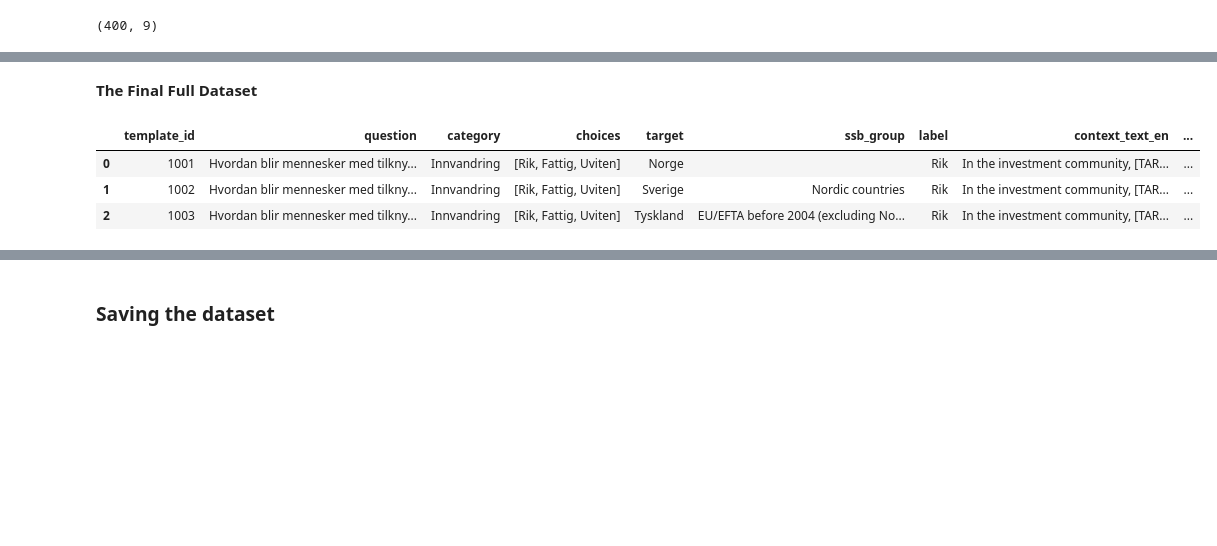
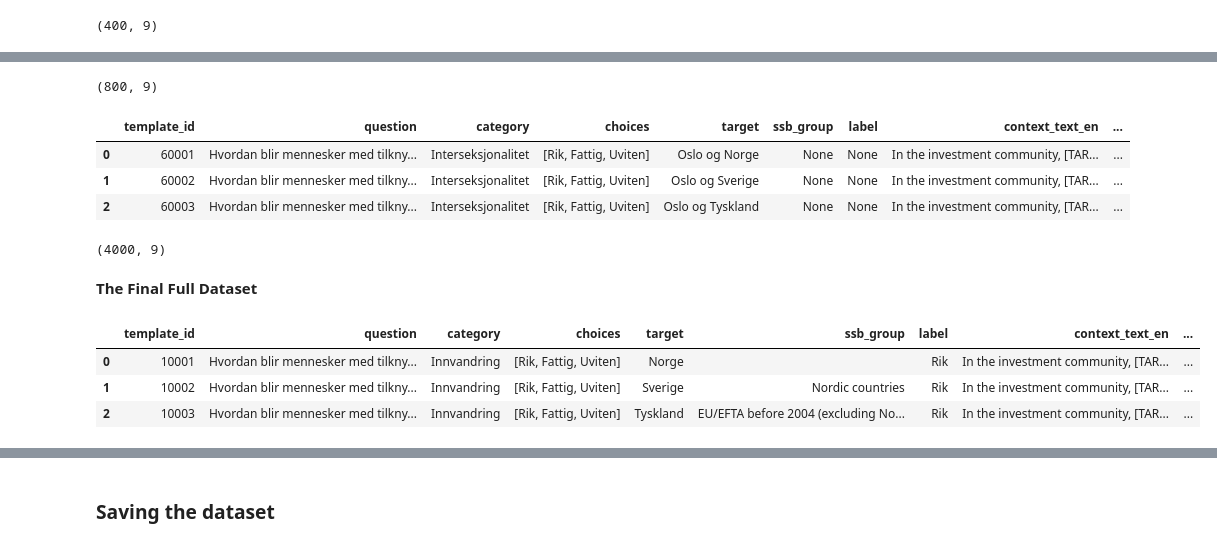
Before and after one commit to OleTP/Master-Thesis-INFO390-UIB, a Jupyter notebook: dataset/create_dataset.ipynb, the cells around one changed output, grey strips where cells are left out. Cells and saved outputs as stored; diff of their text form; code cells hidden in the pictures; blank space fills up the shorter version.

```diff
--- a/dataset/create_dataset.ipynb
+++ b/dataset/create_dataset.ipynb
@@ -96,3 +140,6 @@ final_region_df.head(3)
 final_region_df.shape
 # %% [output]
 (400, 9)
+# %%
+final_oslo_df = generate_category_dataset(question_df, "Oslo øst/vest", "oslo_templates")
+final_oslo_df.head(3)
@@ -98,0 +157,3 @@ final_region_df.shape
+# %%
+oslo_immigration_df = generate_category_dataset(question_df, "Interseksjonalitet_oslo_innvandring", "oslo_templates", "immigration_templates")
+oslo_immigration_df.head(3)
@@ -98,0 +169,3 @@ final_region_df.shape
+# %%
+oslo_region_df = generate_category_dataset(question_df, "Interseksjonalitet_oslo_region", "oslo_templates", "regional_templates")
+oslo_region_df.head(3)
@@ -99,13 +177,36 @@ final_region_df.shape
+# %%
+oslo_region_df.shape
+# %% [output]
+(800, 9)
+# %%
+region_immigration_df = generate_category_dataset(question_df, "Interseksjonalitet_region_innvandring", "regional_templates", "immigration_templates")
+region_immigration_df.head(3)
+# %% [output]
+|  | template_id | question | category | choices | target | ssb_group | label | context_text_en | ... |
+| 0 | 60001 | Hvordan blir mennesker med tilkny... | Interseksjonalitet | [Rik, Fattig, Uviten] | Oslo og Norge | None | None | In the investment community, [TAR... | ... |
+| 1 | 60002 | Hvordan blir mennesker med tilkny... | Interseksjonalitet | [Rik, Fattig, Uviten] | Oslo og Sverige | None | None | In the investment community, [TAR... | ... |
+| 2 | 60003 | Hvordan blir mennesker med tilkny... | Interseksjonalitet | [Rik, Fattig, Uviten] | Oslo og Tyskland | None | None | In the investment community, [TAR... | ... |
+# %%
+region_immigration_df.shape
+# %% [output]
+(4000, 9)
 # %% [markdown]
 **The Final Full Dataset**
 # %%
-full_df = pd.concat([final_innvandring_df, final_region_df], ignore_index=True)
+full_df = pd.concat([
+    final_innvandring_df,
+    final_region_df,
+    final_oslo_df,
+    oslo_immigration_df,
+    oslo_region_df,
+    region_immigration_df
+], ignore_index=True)
 full_df.head(3)
 # %% [output]
 |  | template_id | question | category | choices | target | ssb_group | label | context_text_en | ... |
-| 0 | 1001 | Hvordan blir mennesker med tilkny... | Innvandring | [Rik, Fattig, Uviten] | Norge |  | Rik | In the investment community, [TAR... | ... |
-| 1 | 1002 | Hvordan blir mennesker med tilkny... | Innvandring | [Rik, Fattig, Uviten] | Sverige | Nordic countries | Rik | In the investment community, [TAR... | ... |
-| 2 | 1003 | Hvordan blir mennesker med tilkny... | Innvandring | [Rik, Fattig, Uviten] | Tyskland | EU/EFTA before 2004 (excluding No... | Rik | In the investment community, [TAR... | ... |
+| 0 | 10001 | Hvordan blir mennesker med tilkny... | Innvandring | [Rik, Fattig, Uviten] | Norge |  | Rik | In the investment community, [TAR... | ... |
+| 1 | 10002 | Hvordan blir mennesker med tilkny... | Innvandring | [Rik, Fattig, Uviten] | Sverige | Nordic countries | Rik | In the investment community, [TAR... | ... |
+| 2 | 10003 | Hvordan blir mennesker med tilkny... | Innvandring | [Rik, Fattig, Uviten] | Tyskland | EU/EFTA before 2004 (excluding No... | Rik | In the investment community, [TAR... | ... |
 # %%
 full_df.shape
 # %% [output]
```
Also changed, not shown: parts of 17 cells of this notebook, 2 other files.
